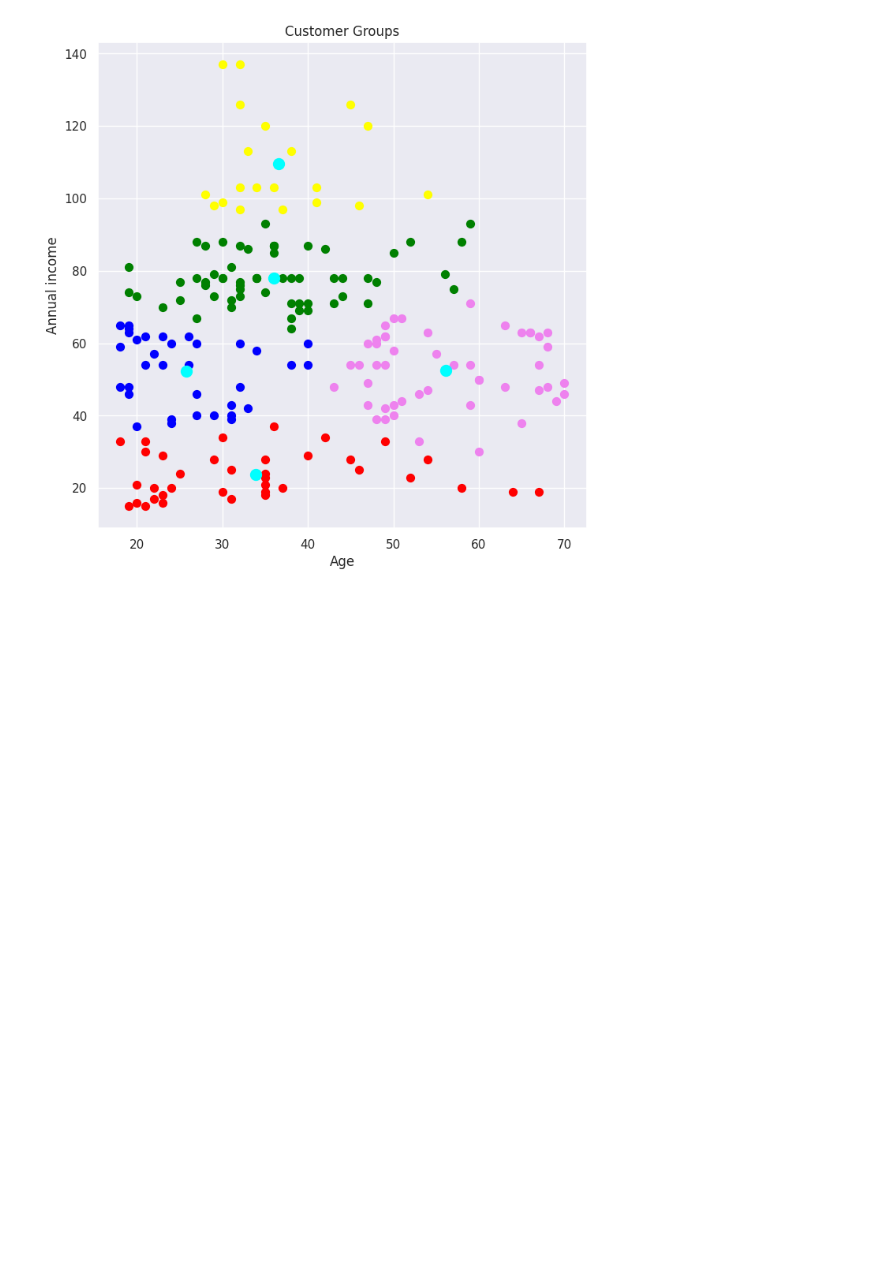
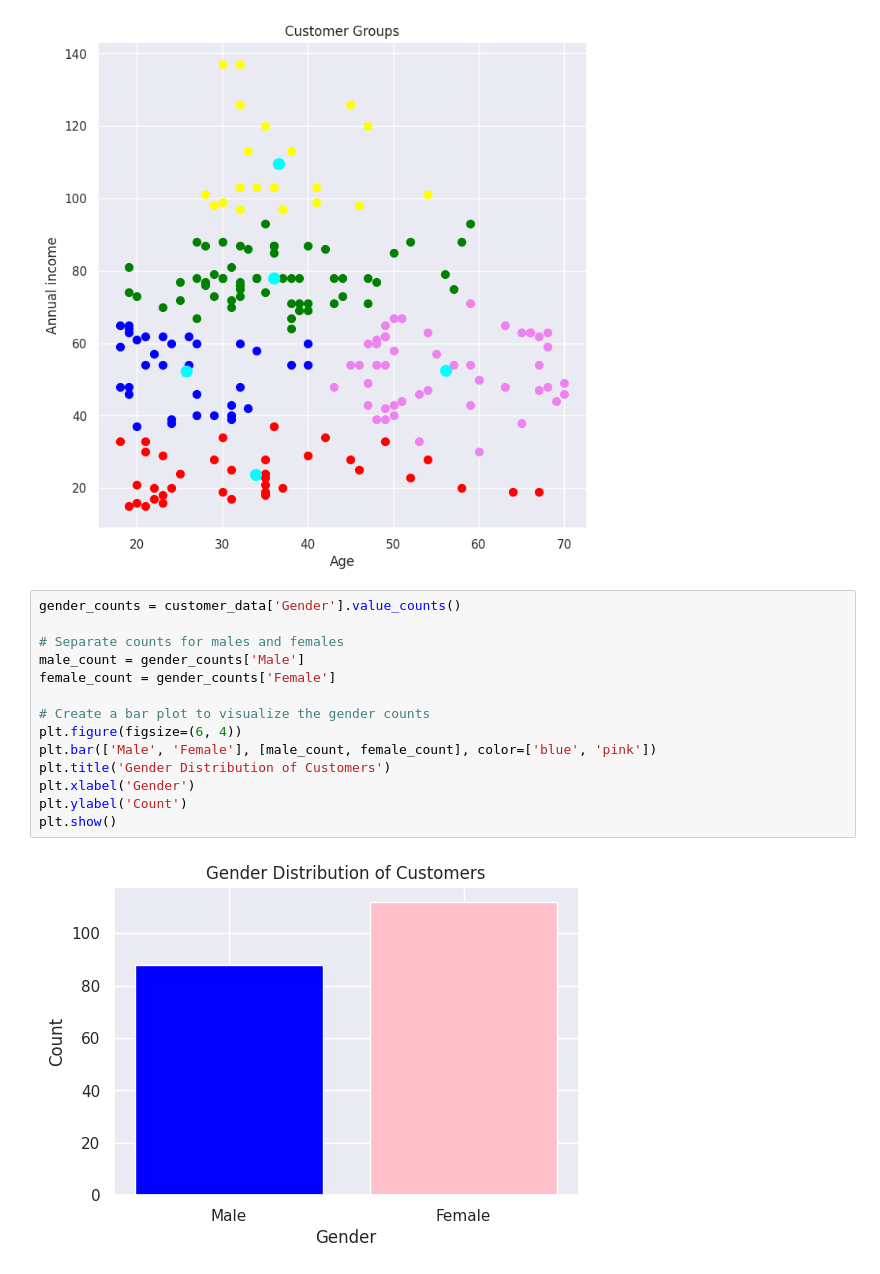
Before and after one commit to azeezkenny007/Project-Work, a Jupyter notebook: Segmentation_of_customer_data_for_market_analysis_using_k_means_clustering.ipynb, the cells around one changed output. Drawn from its saved outputs; the diff is of its cells as text; blank space fills up the shorter version.

```diff
--- a/Segmentation_of_customer_data_for_market_analysis_using_k_means_clustering.ipynb
+++ b/Segmentation_of_customer_data_for_market_analysis_using_k_means_clustering.ipynb
@@ -288,3 +288,19 @@ Choose the number of clusters, This is cluster them into different group
     plt.show()
 # %% [output]
 [figure]
+# %%
+gender_counts = customer_data['Gender'].value_counts()
+
+# Separate counts for males and females
+male_count = gender_counts['Male']
+female_count = gender_counts['Female']
+
+# Create a bar plot to visualize the gender counts
+plt.figure(figsize=(6, 4))
+plt.bar(['Male', 'Female'], [male_count, female_count], color=['blue', 'pink'])
+plt.title('Gender Distribution of Customers')
+plt.xlabel('Gender')
+plt.ylabel('Count')
+plt.show()
+# %% [output]
+[figure, added]
```
